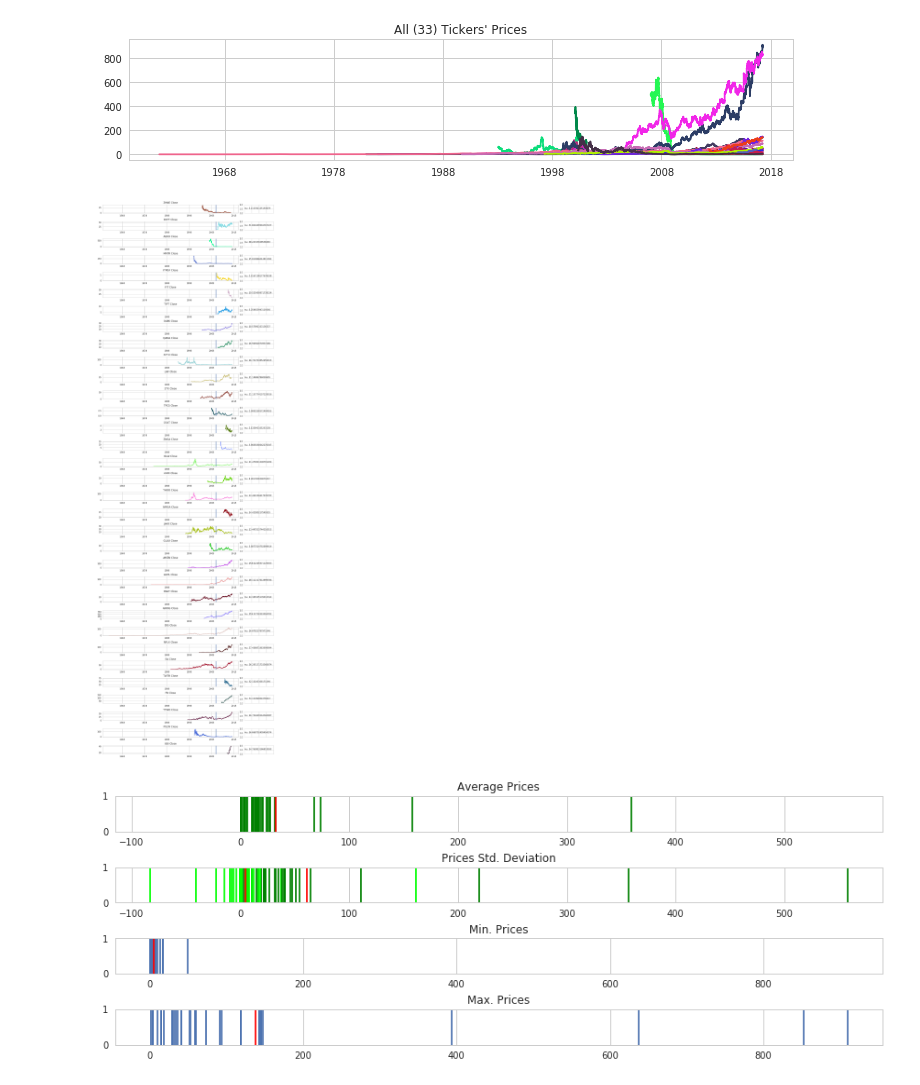
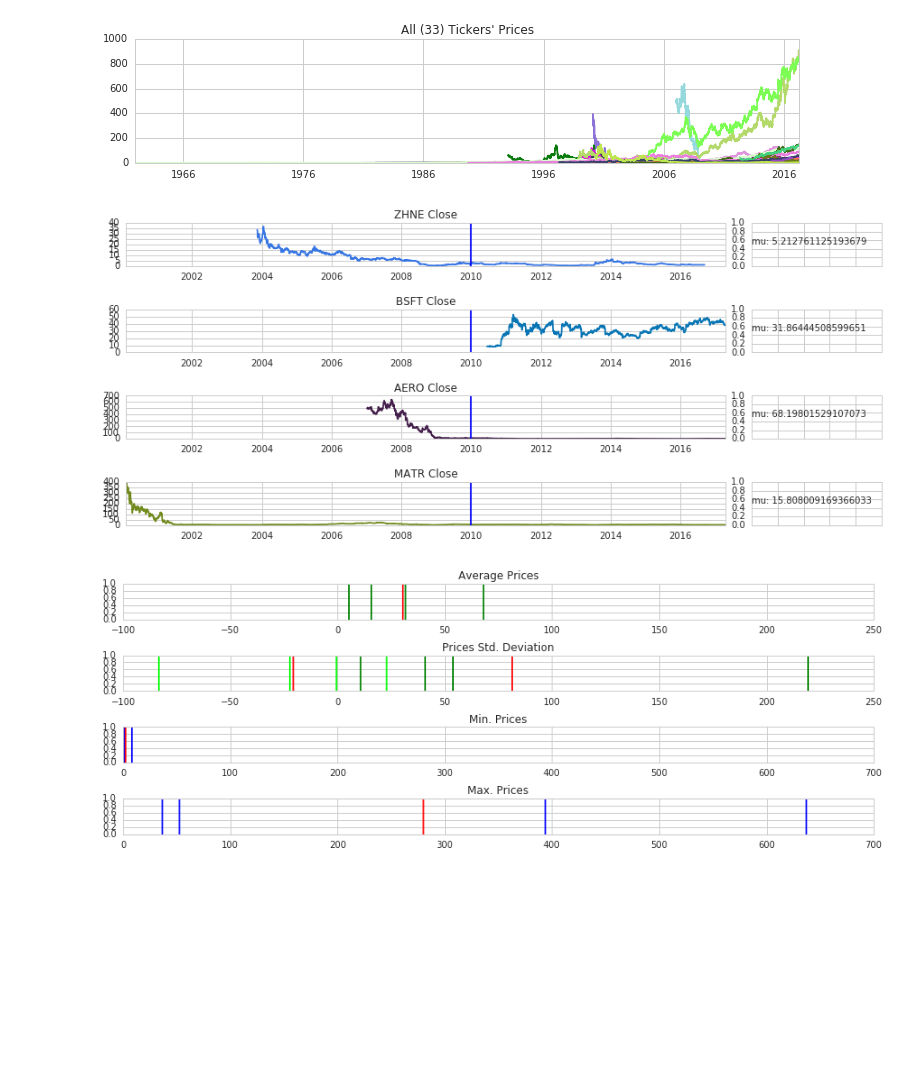
Before and after one commit to pjsousa/FintechCapstone, a Jupyter notebook: Feature Space.ipynb, the cells around one changed output. Cells and saved outputs as stored; diff of their text form; code cells hidden in the pictures; blank space fills up the shorter version.

```diff
--- a/Feature Space.ipynb
+++ b/Feature Space.ipynb
@@ -43,5 +43,5 @@ timespan_ab = {
 trial = FinCapstone(ticker_list=["ZHNE","BSFT","AERO","MATR","ITMSF","FIT","TIPT","OLBK","QADA","ATTU","LGF","STX","TPCS","GSAT","ZNGA","GLW","HIMX","YHOO", "NWSA","JAKK","GLUU","AMZN", "AAPL", "EBAY", "GOOG", "DIS", "NFLX", "EA", "TWTR", "FB", "TTWO", "PXLW", "UBI"], ticker_list_samplesize=4, timespan=timespan, timespan_ab=timespan_ab, date_from=date_from)
 #trial = FinCapstone(ticker_list_samplesize=200, timespan=timespan, timespan_ab=timespan_ab, date_from=date_from)
 
-trial.run_initial_dataload()
-trial.feature_engineering(feature_set="triala")
+#trial.run_initial_dataload()
+#trial.feature_engineering(feature_set="triala")
@@ -156,36 +82,36 @@ def plot_allprices_list(ticker_list):
         summary.append(fig.add_subplot(grid[idx_ticker, 4]))
 
     for idx_ticker, itr_ticker in enumerate(ticker_list):
         #Load Dataframes with the raw prices
         raw_df = load_raw_frame(itr_ticker, tryfetch=True, dropAdjClose=True)
         raw_df.set_index("Date", inplace=True)
 
         x = raw_df.index.tolist()
 
         #Plot close price
         ax[idx_ticker].plot(x, raw_df["Close"], '-g', label="Close", c=np.random.rand(3,1))
         ax[idx_ticker].set_title("{} Close".format(itr_ticker))
 
         ax[idx_ticker].axvline(x='2010-01-01')
 
         summary[idx_ticker].text(0,0.5, 'mu: {}'.format(raw_df["Close"].mean()))
         summary[idx_ticker].tick_params(
             axis='both',          # changes apply to the x-axis
             which='both',      # both major and minor ticks are affected
             bottom='off',      # ticks along the bottom edge are off
             top='off',         # ticks along the top edge are off
             left='off',      # ticks along the bottom edge are off
             right='off',         # ticks along the top edge are of
             labelbottom='off') # labels along the bottom edge are off
 
 
     plt.show()
 
 plot_allprices(trial.valid_ticker_list())
-plot_allprices_list(trial.valid_ticker_list()[:])
+plot_allprices_list(trial.valid_ticker_list()[:4])
 # %% [output]
-[figure, old version]
+[figure, new version]
-[figure, old version]
+[figure, new version]
 # %%
 def plot_pricedist(ticker_list):
     _tickers = dict()
@@ -231,9 +157,9 @@ def plot_pricedist(ticker_list):
 
     plt.show()
 
-plot_pricedist(trial.valid_ticker_list()[:])
+plot_pricedist(trial.valid_ticker_list()[:4])
 # %% [output]
-[figure, old version]
+[figure, new version]
 # %%
 scale = 3
 _tickers = dict()
```
Also changed, not shown: parts of 39 cells of this notebook, 11 other files.
